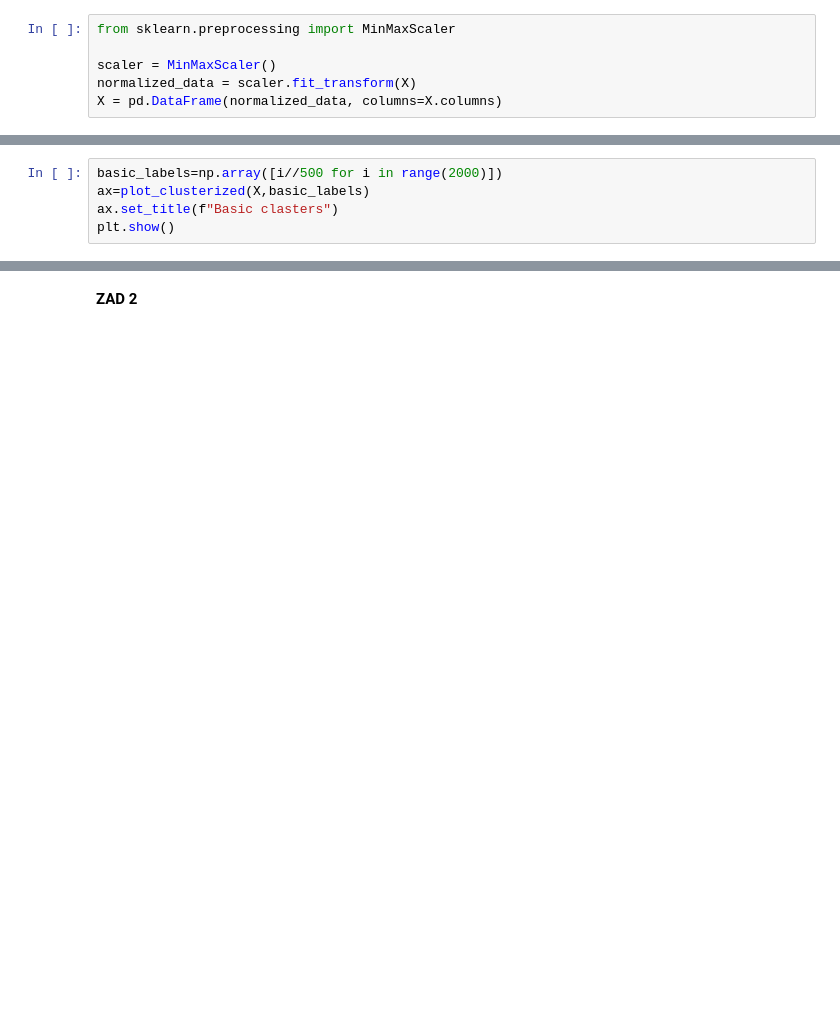
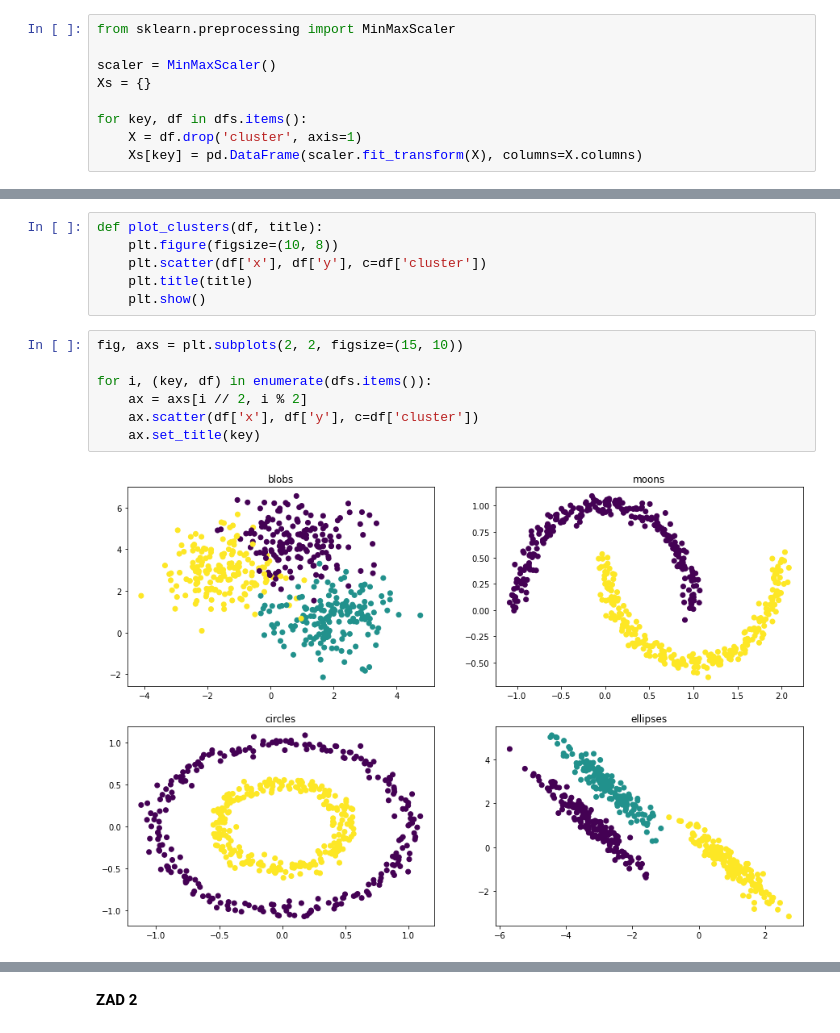
Before and after one commit to MatiPl01/artificial-intelligence-basics, a Jupyter notebook: lab5/lab5.ipynb, the cells around one changed output, grey strips where cells are left out. Drawn from its saved outputs; the diff is of its cells as text; blank space fills up the shorter version.

```diff
--- a/lab5/lab5.ipynb
+++ b/lab5/lab5.ipynb
@@ -40,5 +29,8 @@ X.head()
 from sklearn.preprocessing import MinMaxScaler
 
 scaler = MinMaxScaler()
-normalized_data = scaler.fit_transform(X)
-X = pd.DataFrame(normalized_data, columns=X.columns)
+Xs = {}
+
+for key, df in dfs.items():
+    X = df.drop('cluster', axis=1)
+    Xs[key] = pd.DataFrame(scaler.fit_transform(X), columns=X.columns)
@@ -67,5 +36,0 @@ def plot_clusterized(X,labels):
-# %%
-basic_labels=np.array([i//500 for i in range(2000)])
-ax=plot_clusterized(X,basic_labels)
-ax.set_title(f"Basic clasters")
-plt.show()
@@ -73,0 +46,15 @@ plt.show()
+# %%
+def plot_clusters(df, title):
+    plt.figure(figsize=(10, 8))
+    plt.scatter(df['x'], df['y'], c=df['cluster'])
+    plt.title(title)
+    plt.show()
+# %%
+fig, axs = plt.subplots(2, 2, figsize=(15, 10))
+
+for i, (key, df) in enumerate(dfs.items()):
+    ax = axs[i // 2, i % 2]
+    ax.scatter(df['x'], df['y'], c=df['cluster'])
+    ax.set_title(key)
+# %% [output]
+[figure, added]
```
Also changed, not shown: parts of 38 cells of this notebook, 2 other files.
